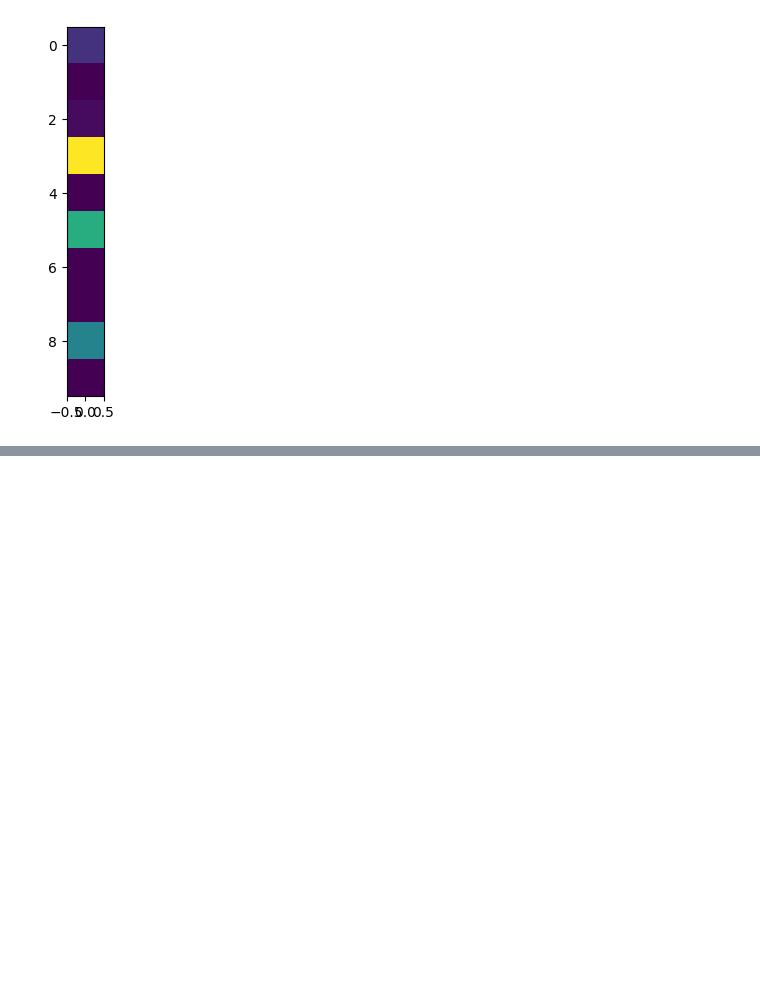
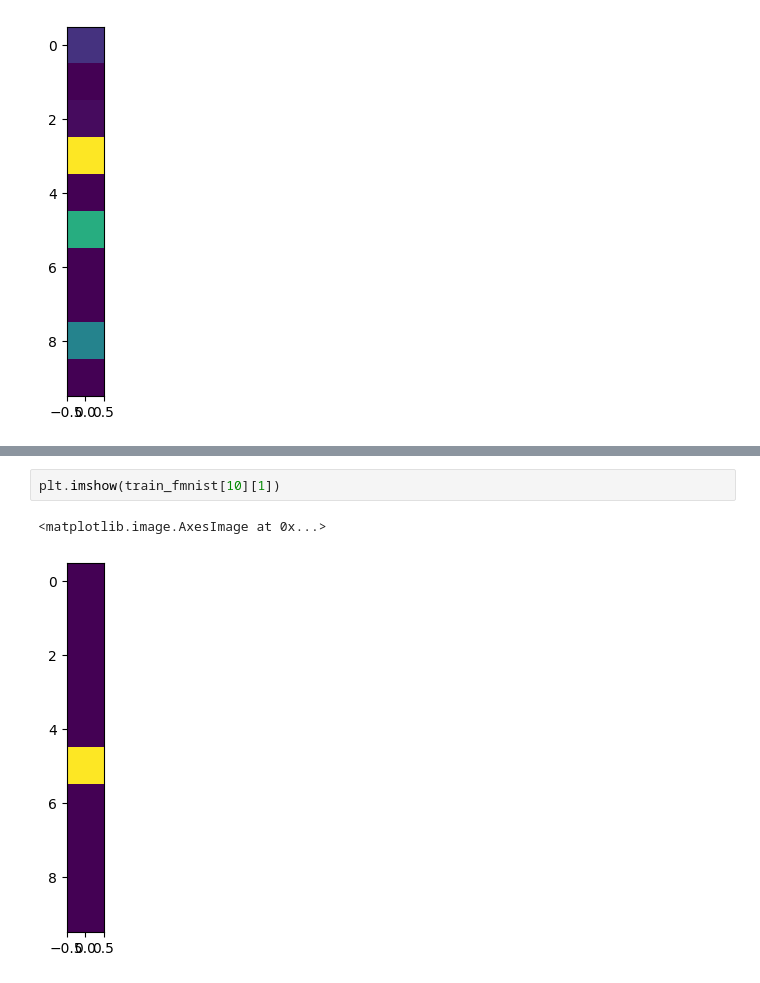
Before and after one commit to stanleytheli/mini-ml, a Jupyter notebook: src/convolution_tests.ipynb, the cells around one changed output, grey strips where cells are left out. Saved outputs shown, nothing was run; the diff lists cells and outputs as text; blank space fills up the shorter version.

```diff
--- a/src/convolution_tests.ipynb
+++ b/src/convolution_tests.ipynb
@@ -256,0 +283,5 @@ plt.imshow(net.feedforward(np.array([linear_combo])))
+# %%
+plt.imshow(train_fmnist[10][1])
+# %% [output]
+<matplotlib.image.AxesImage at 0x...>
+[figure, added]
```
Also changed, not shown: parts of 12 cells of this notebook, 2 other files.
